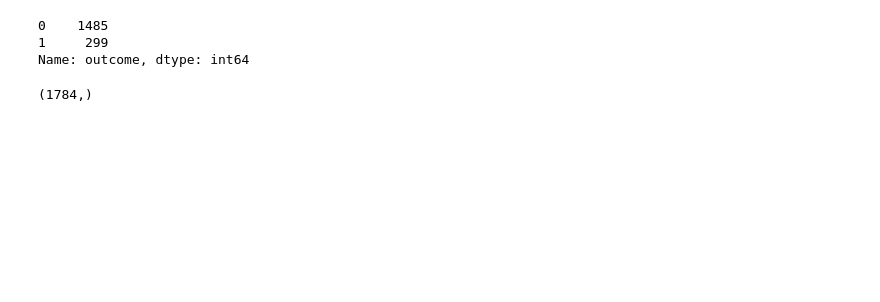
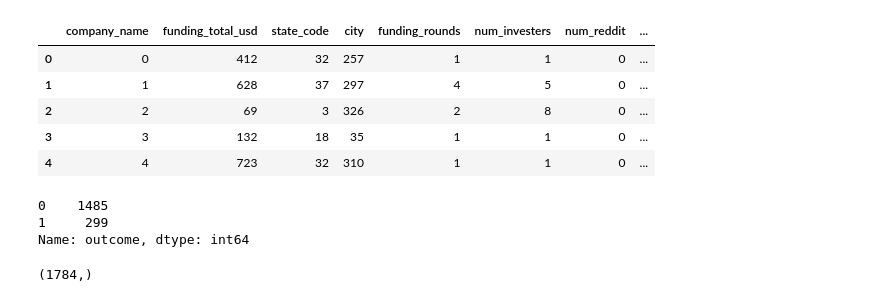
Before and after one commit to chenxizhi/Insight_xc, a Jupyter notebook: classifier1.ipynb, the cells around one changed output. Saved outputs shown, nothing was run; the diff lists cells and outputs as text; code cells hidden in the pictures; blank space fills up the shorter version.

```diff
--- a/classifier1.ipynb
+++ b/classifier1.ipynb
@@ -36,3 +47,12 @@ y = cb_software_reddit['outcome']
+# %%
+X.head()
+# %% [output]
+|  | company_name | funding_total_usd | state_code | city | funding_rounds | num_investers | num_reddit | ... |
+| 0 | 0 | 412 | 32 | 257 | 1 | 1 | 0 | ... |
+| 1 | 1 | 628 | 37 | 297 | 4 | 5 | 0 | ... |
+| 2 | 2 | 69 | 3 | 326 | 2 | 8 | 0 | ... |
+| 3 | 3 | 132 | 18 | 35 | 1 | 1 | 0 | ... |
+| 4 | 4 | 723 | 32 | 310 | 1 | 1 | 0 | ... |
 # %%
 cb_software_reddit.outcome.value_counts()
 # %% [output]
```
Also changed, not shown: parts of 15 cells of this notebook, 46 other files.
